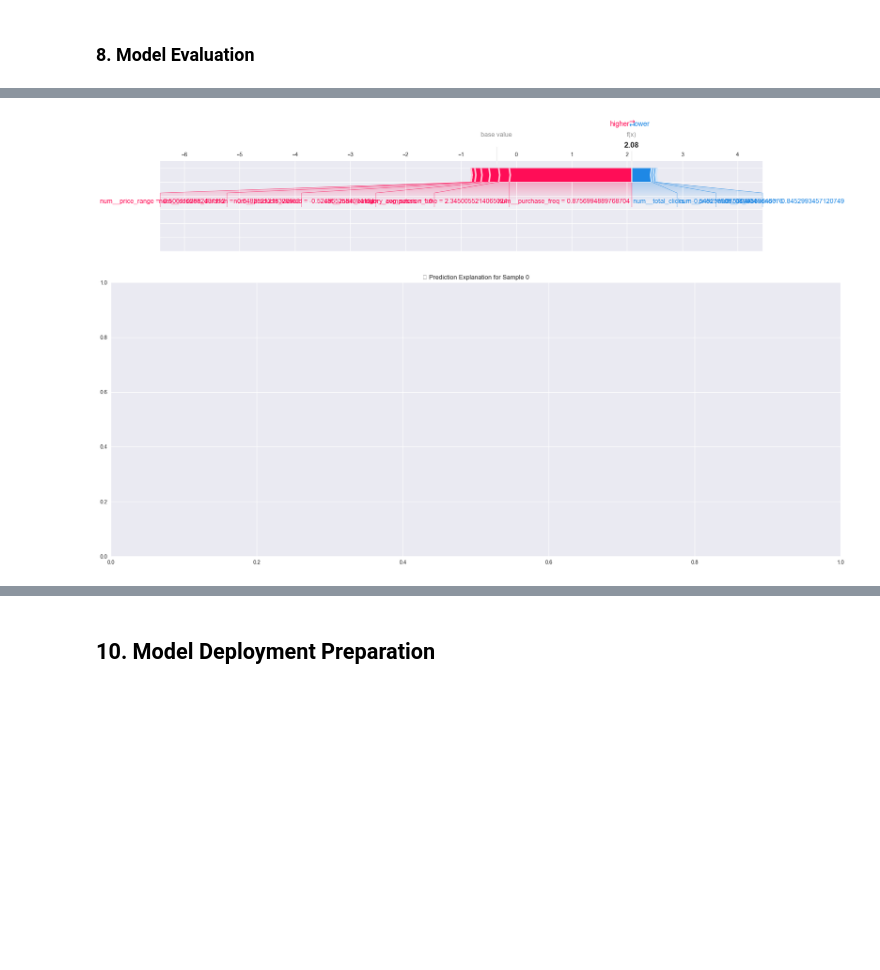
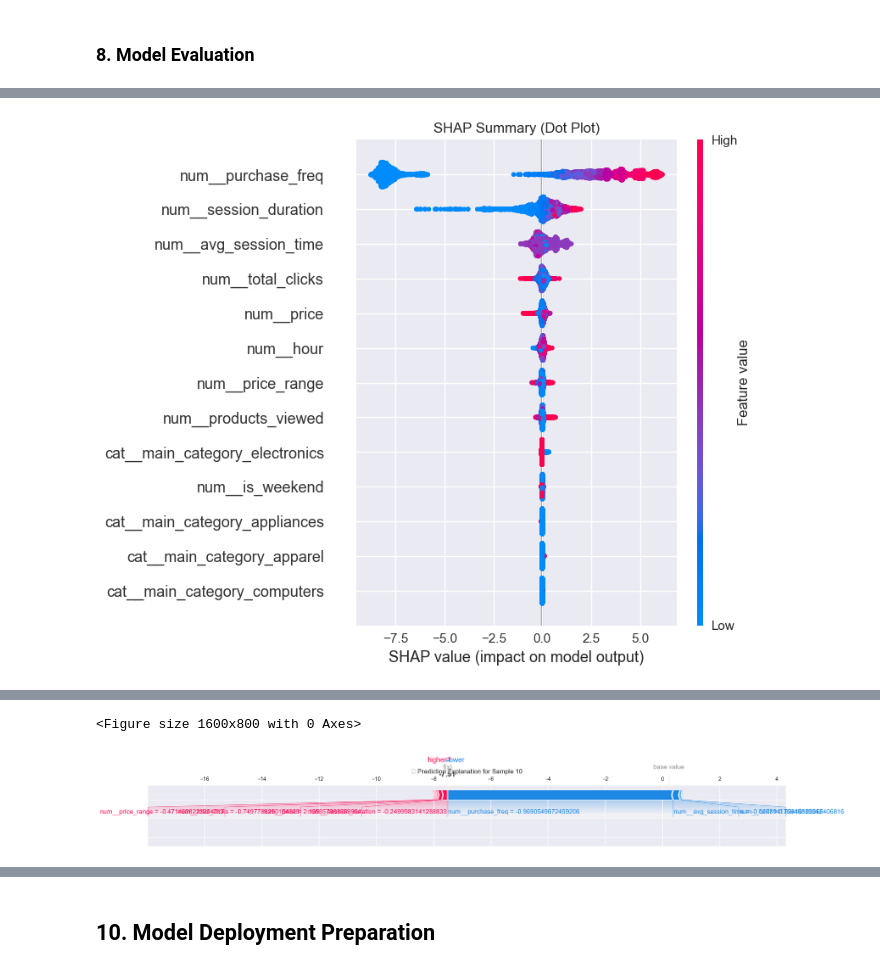
Before and after one commit to MukeshKumawat0903/End-to-End_Customer_Behavior_Analysis_and_Prediction_Platform, a Jupyter notebook: notebooks/customer_Behavior_Analysis.ipynb, the cells around one changed output, grey strips where cells are left out. Saved outputs shown, nothing was run; the diff lists cells and outputs as text; code cells hidden in the pictures; blank space fills up the shorter version.

```diff
--- a/notebooks/customer_Behavior_Analysis.ipynb
+++ b/notebooks/customer_Behavior_Analysis.ipynb
@@ -140,6 +142,7 @@ query = f"""
     FROM '{file_path}'
     WHERE {null_filter}
       AND category_code IN ({category_filter})
+    LIMIT 1000000
 """
 
 df_clean = con.execute(query).fetchdf()
@@ -1281,47 +1782,62 @@ It is based on **game theory**, where each feature is considered a "player" in p
 # %%
-# Step 1: Initialize SHAP explainer on the trained XGBoost model
+# Extract components
 xgb_model = best_model.named_steps['xgb']
-explainer = shap.TreeExplainer(xgb_model)
+preprocessor = best_model.named_steps['preprocessor']
+feature_names = preprocessor.get_feature_names_out()
 
-# Step 2: Preprocess validation set using the fitted pipeline preprocessor
-preprocessor = best_model.named_steps['preprocessor']
+# Preprocess validation set
 X_val_processed = preprocessor.transform(X_val)
 
-# Step 3: Compute SHAP values
+# Initialize SHAP explainer (use TreeExplainer for XGBoost)
+explainer = shap.TreeExplainer(xgb_model)
 shap_values = explainer.shap_values(X_val_processed)
 
-# Step 4: Get transformed feature names
-feature_names = preprocessor.get_feature_names_out()
+# === Global Feature Importance Plots ===
 
-# Step 5: SHAP Summary Plot — Global Feature Importance
+# SHAP bar plot
 plt.figure(figsize=(12, 6))
-shap.summary_plot(
-    shap_values,
-    X_val_processed,
-    feature_names=feature_names,
-    plot_type='bar',
-    show=False
+shap.summary_plot(shap_values, X_val_processed, feature_names=feature_names, plot_type='bar', show=False)
+plt.title("Global Feature Importance (Bar)")
+plt.tight_layout()
+plt.savefig("shap_summary_bar.png", dpi=300)
+plt.show()
+# plt.close()
+
+# SHAP dot plot (beeswarm)
+plt.figure(figsize=(12, 6))
+shap.summary_plot(shap_values, X_val_processed, feature_names=feature_names, show=False)
+plt.title("SHAP Summary (Dot Plot)")
+plt.tight_layout()
+plt.savefig("shap_summary_dot.png", dpi=300)
+plt.show()
+# plt.close()
+
+# Save top 10 features to CSV
+shap_df = pd.DataFrame(shap_values, columns=feature_names)
+top_features = shap_df.abs().mean().sort_values(ascending=False).head(10).index
+shap_df[top_features].to_csv("shap_top_features.csv", index=False)
+
+# === Individual Prediction Explanation ===
+sample_idx = 10
+processed_sample = X_val_processed[sample_idx]
+
+shap.initjs()
+force_plot = shap.force_plot(
+    explainer.expected_value,
+    shap_values[sample_idx],
+    processed_sample,
+    feature_names=feature_names
 )
-plt.title('🔎 Global Feature Importance (SHAP)')
-plt.tight_layout()
-plt.show()
+shap.save_html("shap_force_plot_sample10.html", force_plot)
 
-# Step 6: Choose a sample for individual explanation
-sample_idx = 0  # You can change this index as needed
-original_sample = X_val.iloc[[sample_idx]]
-processed_sample = preprocessor.transform(original_sample)
-
-# Step 7: Convert processed sample to DataFrame with feature names
-processed_sample_df = pd.DataFrame(processed_sample, columns=feature_names)
-
-# Step 8: SHAP Force Plot — Individual Prediction Explanation
-shap.initjs()  # Enables interactive plots in notebooks (optional)
+plt.figure(figsize=(16, 8))
 shap.force_plot(
     explainer.expected_value,
     shap_values[sample_idx],
-    processed_sample_df.iloc[0],
+    processed_sample,
     feature_names=feature_names,
-    matplotlib=True  # Use matplotlib backend for static image
+    matplotlib=True,
+    show=False # Important to use plt.show() or plt.savefig() later
 )
 plt.title(f'🧠 Prediction Explanation for Sample {sample_idx}')
 plt.tight_layout()
@@ -1331,6 +1847,7 @@ plt.show()
+[figure, new version]
 [interactive output not drawn]
-[figure, old version]
+<Figure size 1600x800 with 0 Axes>
-[figure, old version]
+[figure, new version]
 # %%
 # Step 1: Initialize SHAP Explainer for the trained XGBoost model inside the pipeline
 explainer = shap.Explainer(best_model.named_steps['xgb'])
```
Also changed, not shown: parts of 76 cells of this notebook, 15 other files.
